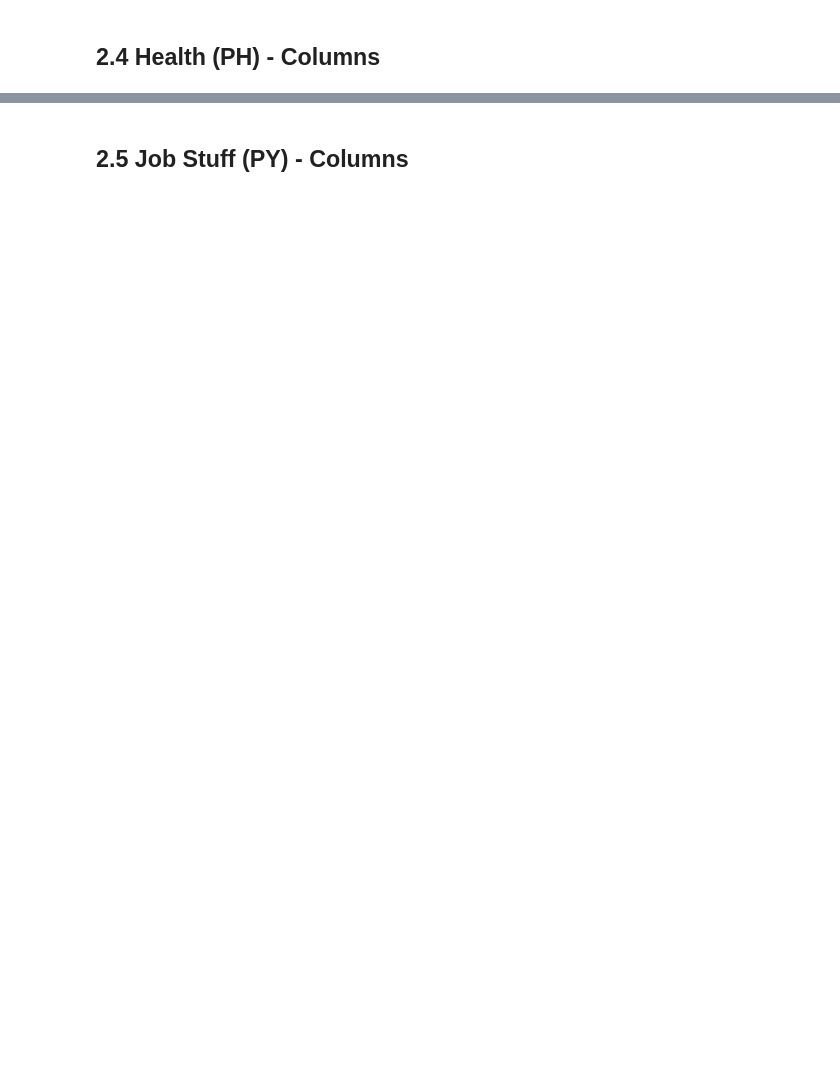
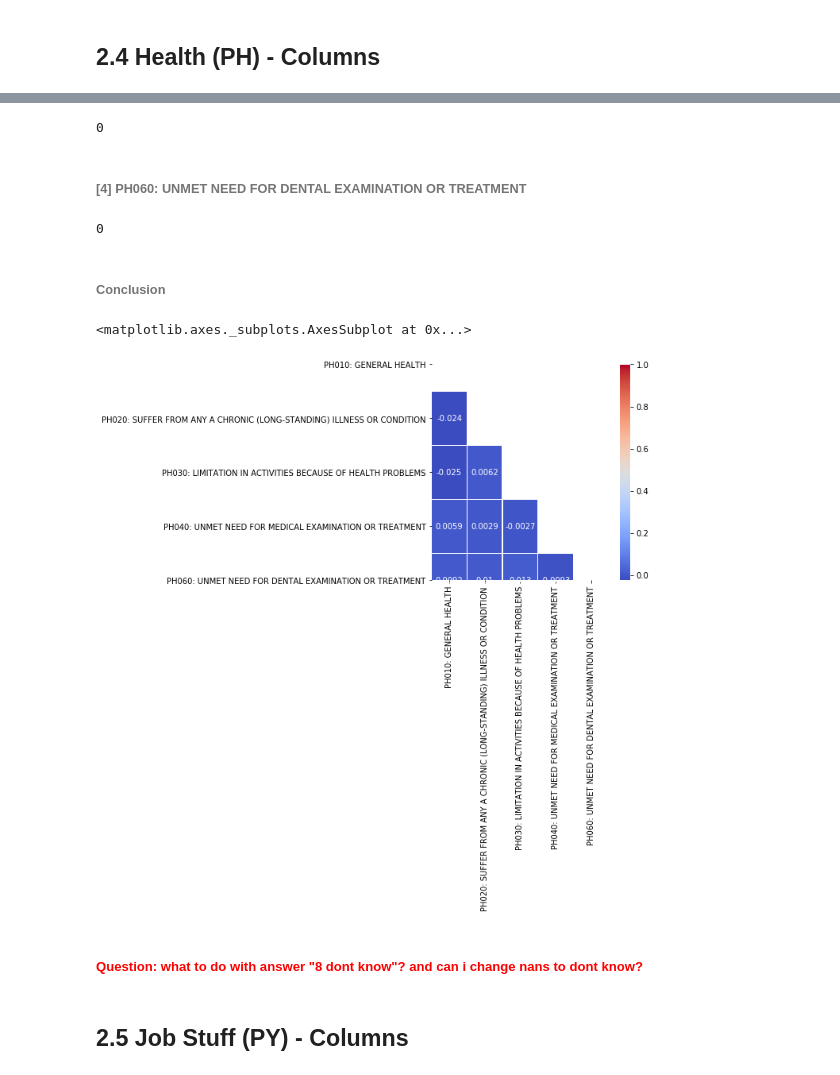
Before and after one commit to ta-data-lis/final-project, a Jupyter notebook: your-project/code.ipynb, the cells around one changed output, grey strips where cells are left out. Cells and saved outputs as stored; diff of their text form; code cells hidden in the pictures; blank space fills up the shorter version.

```diff
--- a/your-project/code.ipynb
+++ b/your-project/code.ipynb
@@ -957,0 +1061,31 @@ health =['PH010: GENERAL HEALTH',
+# %%
+"""
+1 yes, there was at least one occasion when the person really needed examination
+or treatment but did not
+2 no, there was no occasion when the person really needed examination or
+treatment but did not
+"""
+ppp[health[3]].value_counts()
+## also has 8...
+# 355 --> do the same as with health
+# probably problem of imbalanced answers!!
+# %% [output]
+0
+# %% [markdown]
+###### [4] PH060: UNMET NEED FOR DENTAL EXAMINATION OR TREATMENT
+# %%
+"""
+1 yes, there was at least one occasion when the person really needed dental
+examination or treatment but did not
+2 no, there was no occasion when the person really needed dental examination or
+treatment but did not
+"""
+ppp[health[4]].value_counts()
+## also has 8...
+# 236 --> do the same as with health
+# even more likely a problem of imbalancing!!
+# no nans
+# %% [output]
+0
+# %% [markdown]
+###### Conclusion
@@ -958,3 +1094,17 @@ health =['PH010: GENERAL HEALTH',
+# %%
+subhealth =ppp[health]
+
+plt.figure(figsize =(5,5))
+corr = subhealth.corr()
+mask = np.triu(np.ones_like(corr, dtype=np.bool))
+sns.heatmap(corr, cmap='coolwarm', annot = True, linewidth=0.5, mask=mask)
+## alsmost no correlation
+# %% [output]
+<matplotlib.axes._subplots.AxesSubplot at 0x...>
+[figure, added]
+# %% [markdown]
+##### <font color='red'> Question: what to do with answer "8 dont know"? and can i change nans to dont know?
+ </font>
 # %% [markdown]
 ## 2.5 Job Stuff (PY) - Columns
 # %%
```
Also changed, not shown: parts of 71 cells of this notebook.
